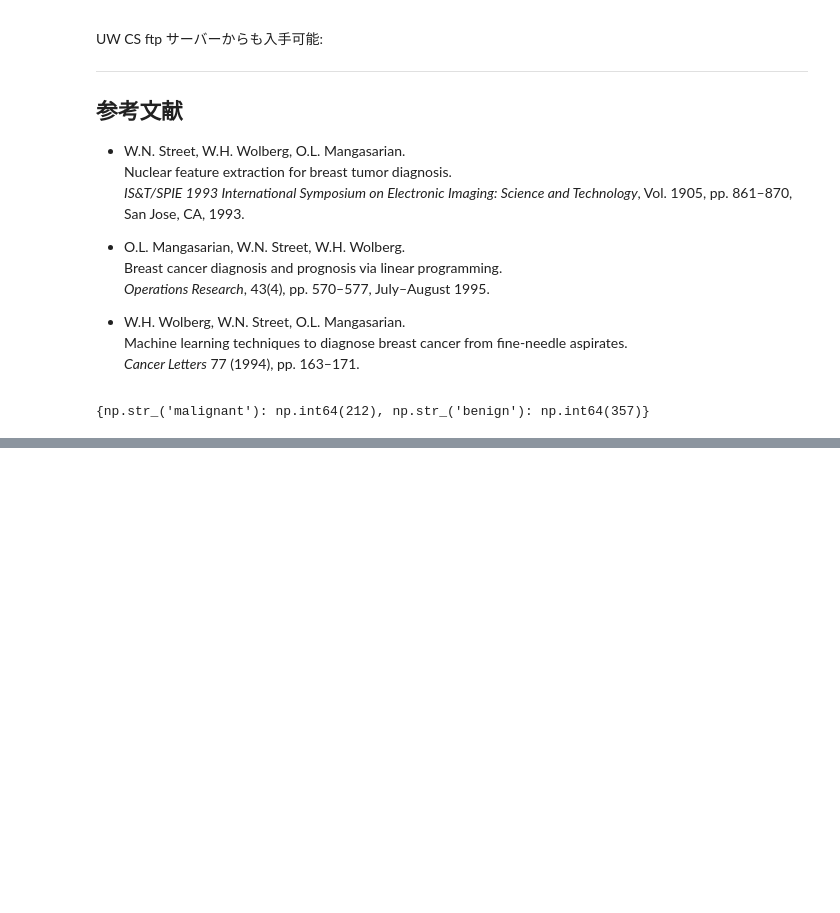
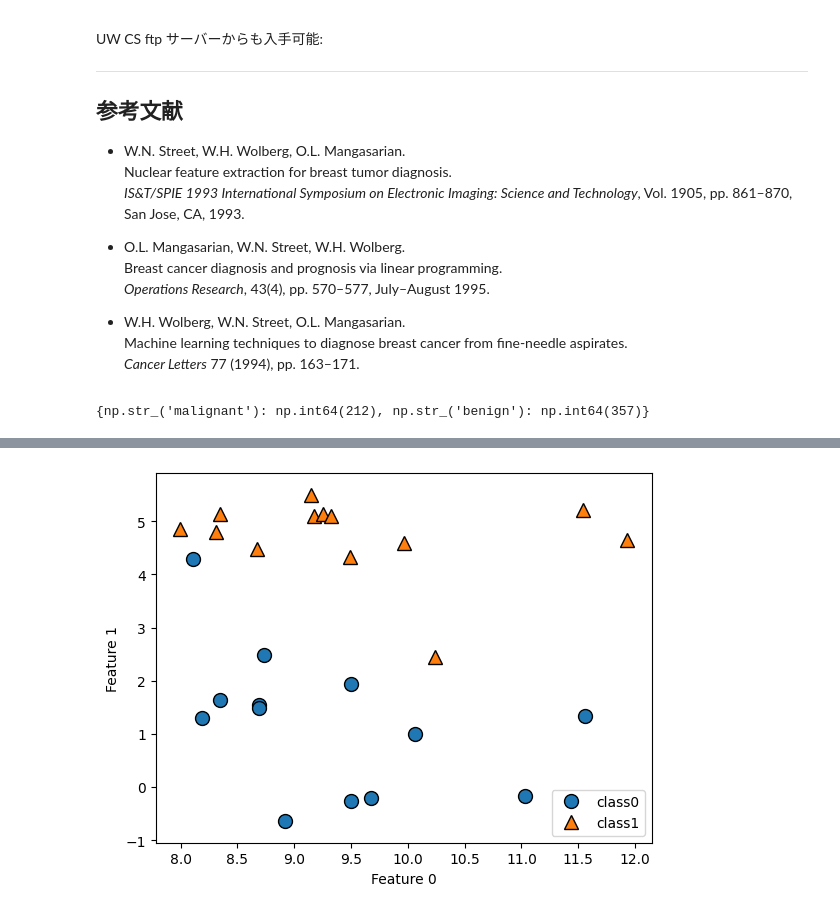
Before and after one commit to TOnodera/machine-learning-with-python, a Jupyter notebook: ch02/cancer.ipynb, the cells around one changed output, grey strips where cells are left out. Cells and saved outputs as stored; diff of their text form; code cells hidden in the pictures; blank space fills up the shorter version.

```diff
--- a/ch02/cancer.ipynb
+++ b/ch02/cancer.ipynb
@@ -125,0 +137,12 @@ cancer.feature_names
+# %%
+import mglearn
+import matplotlib.pyplot as plt
+
+X, y = mglearn.datasets.make_forge()
+mglearn.discrete_scatter(X[:, 0], X[:, 1], y)
+plt.legend(["class0", "class1"], loc=4)
+plt.xlabel("Feature 0")
+plt.ylabel("Feature 1")
+plt.show()
+# %% [output]
+[figure, added]
```
Also changed, not shown: parts of 6 cells of this notebook.
